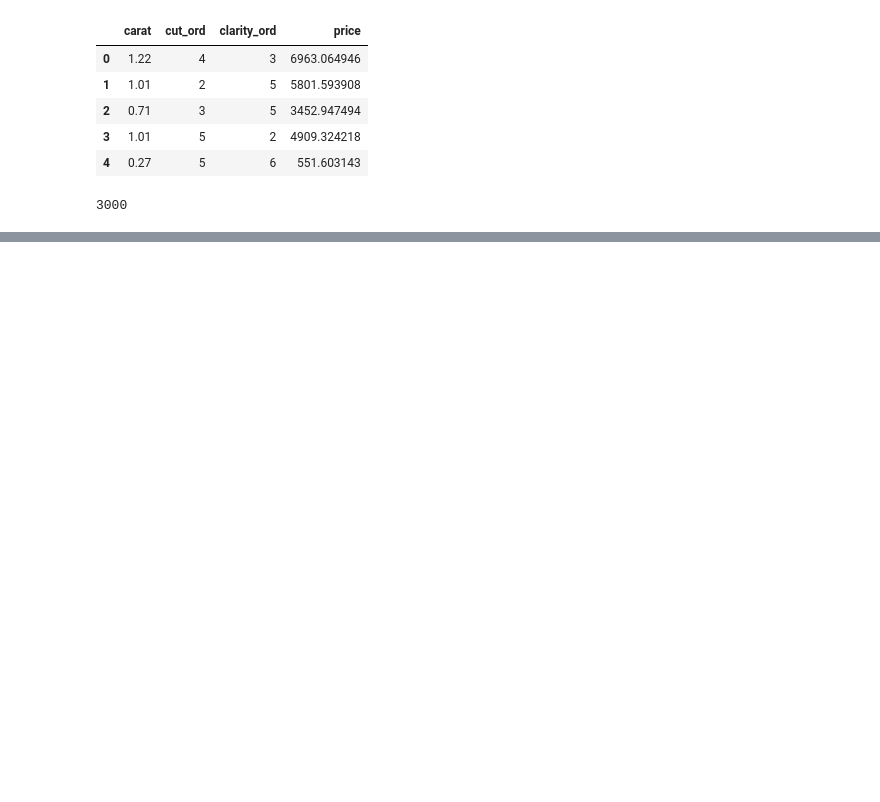
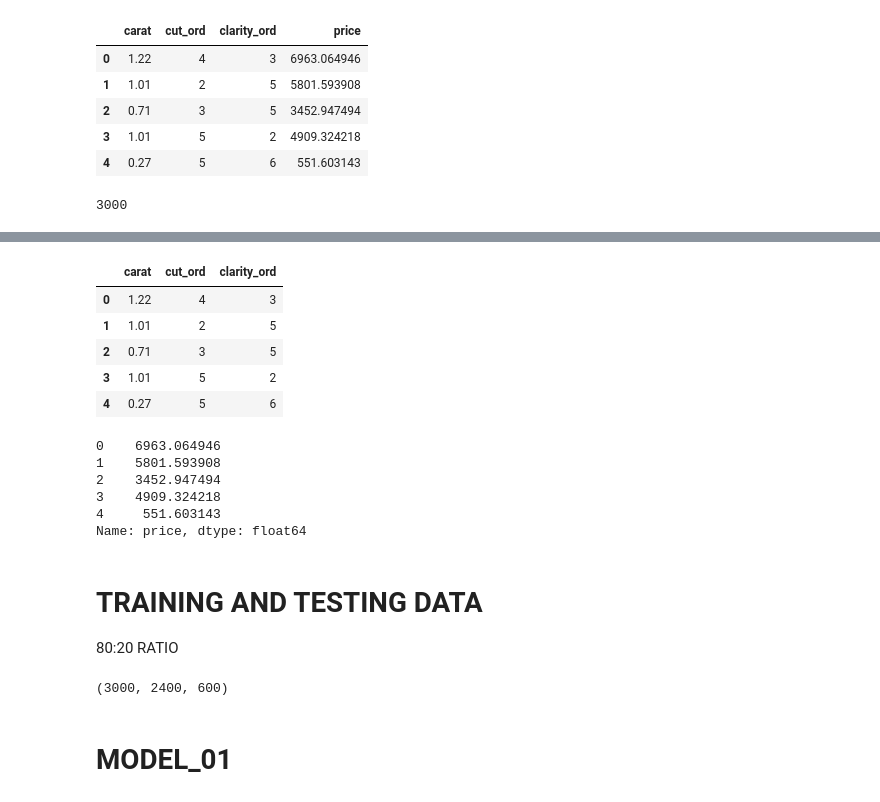
Before and after one commit to Chandu106/Regression_project_03_Diamond_price_prediction, a Jupyter notebook: Diamond_02.ipynb, the cells around one changed output, grey strips where cells are left out. Saved outputs shown, nothing was run; the diff lists cells and outputs as text; code cells hidden in the pictures; blank space fills up the shorter version.

```diff
--- a/Diamond_02.ipynb
+++ b/Diamond_02.ipynb
@@ -22,0 +30,5 @@ len(diamond_02)
+# %%
+# in some of the columns there are alphabetical categories but machine learning model can work in numericals only so now we have to convert non numerical columns to numerical by one hot encoding
+
+diamond_02_one_hot = pd.get_dummies(diamond_02)
+diamond_02_one_hot.head()
@@ -22,0 +42,24 @@ len(diamond_02)
+# %%
+X = diamond_02_one_hot.drop("price", axis = 1)
+y = diamond_02_one_hot["price"]
+# %%
+X.head()
+# %% [output]
+|  | carat | cut_ord | clarity_ord |
+| 0 | 1.22 | 4 | 3 |
+| 1 | 1.01 | 2 | 5 |
+| 2 | 0.71 | 3 | 5 |
+| 3 | 1.01 | 5 | 2 |
+| 4 | 0.27 | 5 | 6 |
+# %%
+y.head()
+# %% [output]
+0    6963.064946
+1    5801.593908
+2    3452.947494
+3    4909.324218
+4     551.603143
+Name: price, dtype: float64
+# %% [markdown]
+# **TRAINING AND TESTING DATA**
+80:20 RATIO
@@ -22,0 +74,7 @@ len(diamond_02)
+# %%
+len(X) , len(X_train) , len(X_test)
+len(y) , len(y_train) , len(y_test)
+# %% [output]
+(3000, 2400, 600)
+# %% [markdown]
+# **MODEL_01**
```
Also changed, not shown: parts of 13 cells of this notebook.
